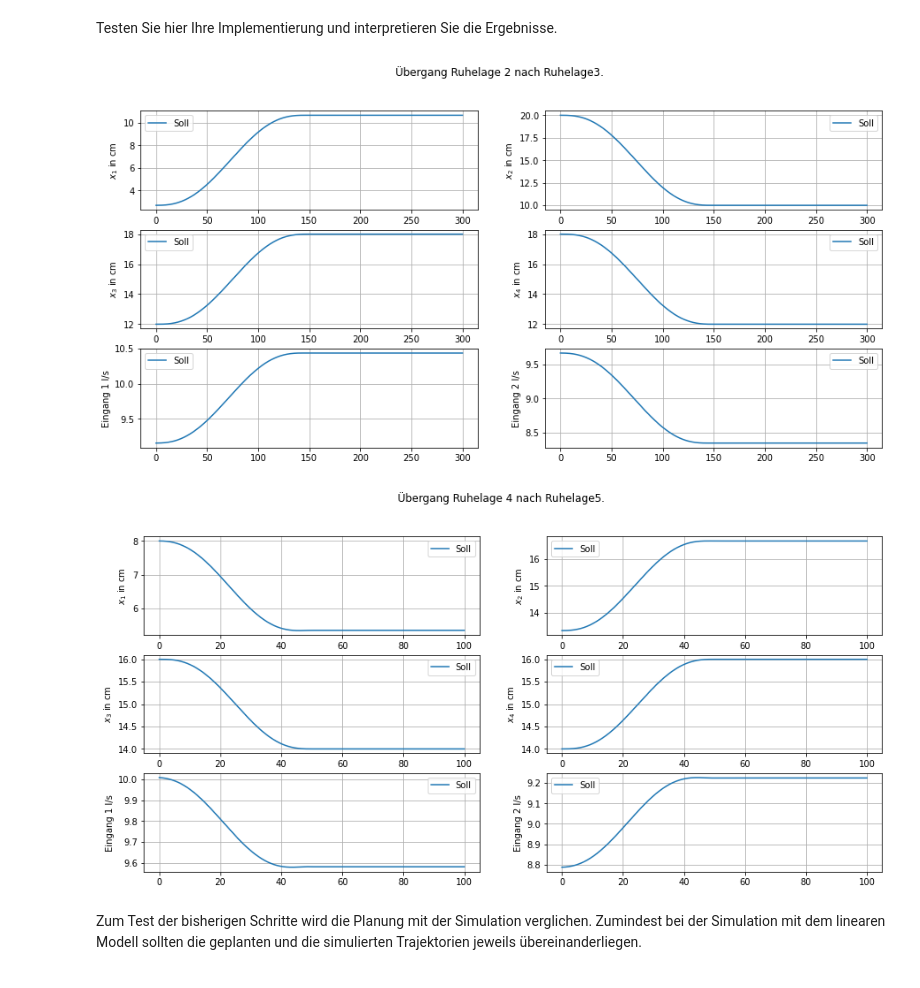
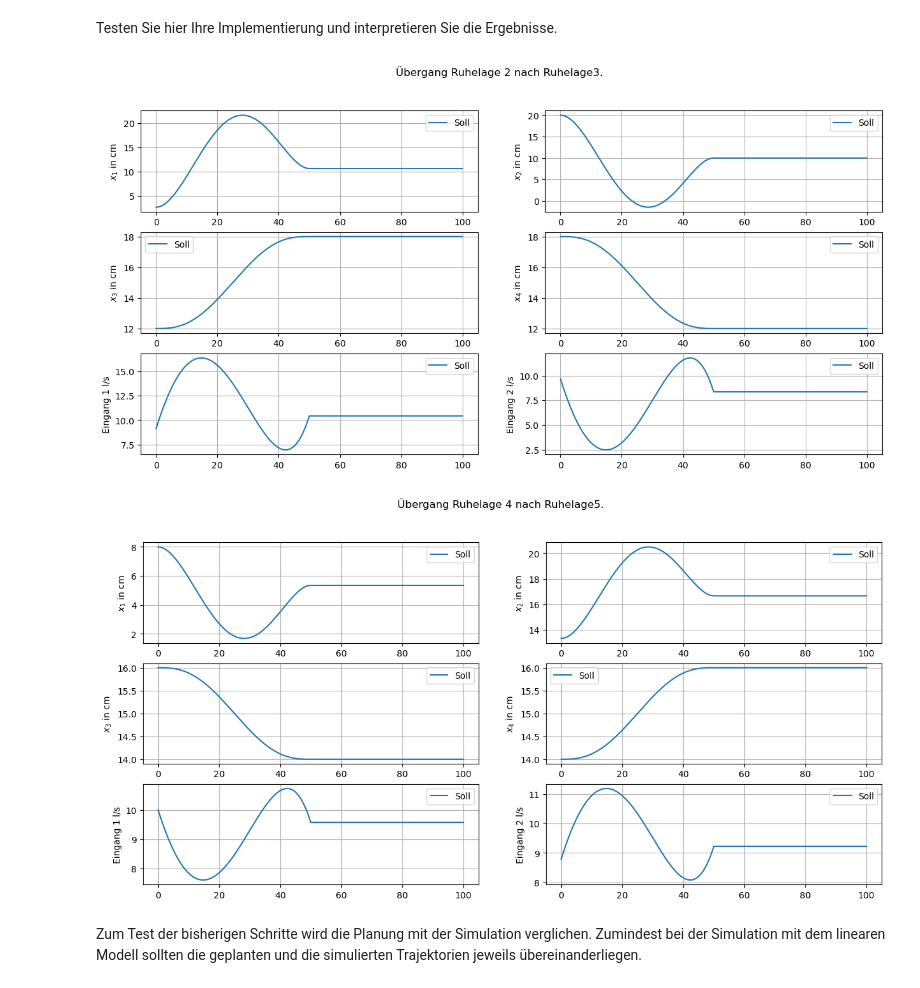
Before and after one commit to jil1213/viertank, a Jupyter notebook: viertank.ipynb, the cells around one changed output. Saved outputs shown, nothing was run; the diff lists cells and outputs as text; code cells hidden in the pictures.

```diff
--- a/viertank.ipynb
+++ b/viertank.ipynb
@@ -471,36 +471,36 @@ imp.reload(libtank)
 Tsim=2*T
 
 #Übergangszeit bitte ggf. anpassen
-T = [150,50]
+T = [50,50]
 
 #Generiere Solltrajektorien für das linearisierte System
 for _i, _transition in enumerate(transitions):
 
     _T = T[_i]
 
     #Simulationszeit
 
     Tsim = 2*_T
 
     #Anfangs- und Endruhelage abrufen
     _ya = y_equi[_transition[0]-1]
     _yb = y_equi[_transition[1]-1]
     #_ya=np.array(y_equi[0])
     #_yb=np.array(y_equi[1])
 
     #Trajekorie generieren
     _trajectory=tank_lin.rest_to_rest_trajectory(_ya,_yb,_T,(2,2))
 
     #Ergebnisse Plotten
     tv=np.linspace(0,Tsim,1000)
     _x_soll = _trajectory.state(tv)
     _u_soll = _trajectory.input(tv)
     plot_results(tv,(_x_soll,),(_u_soll,))
     pp.gcf().suptitle('Übergang Ruhelage '+ str(_transition[0]) + ' nach Ruhelage' + str(_transition[1]) + '.')
     pp.show()
 # %% [output]
-[figure, old version]
+[figure, new version]
-[figure, old version]
+[figure, new version]
 # %% [markdown]
 Zum Test der bisherigen Schritte wird die Planung mit der Simulation verglichen. Zumindest bei der Simulation mit dem linearen Modell sollten die geplanten und die simulierten Trajektorien jeweils übereinanderliegen.
 # %% [markdown]
```
Also changed, not shown: parts of 14 cells of this notebook, 2 other files.
